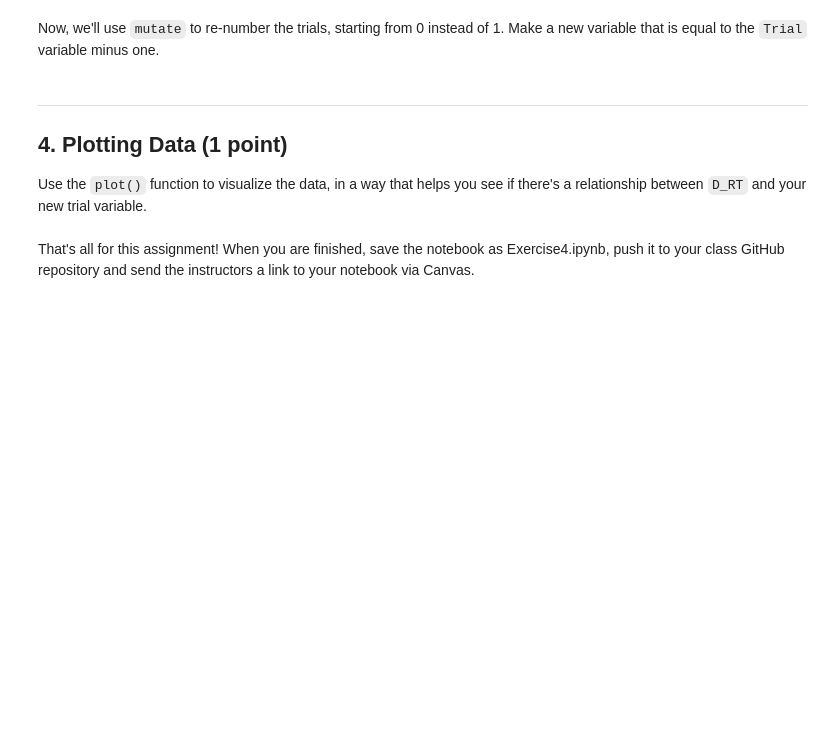
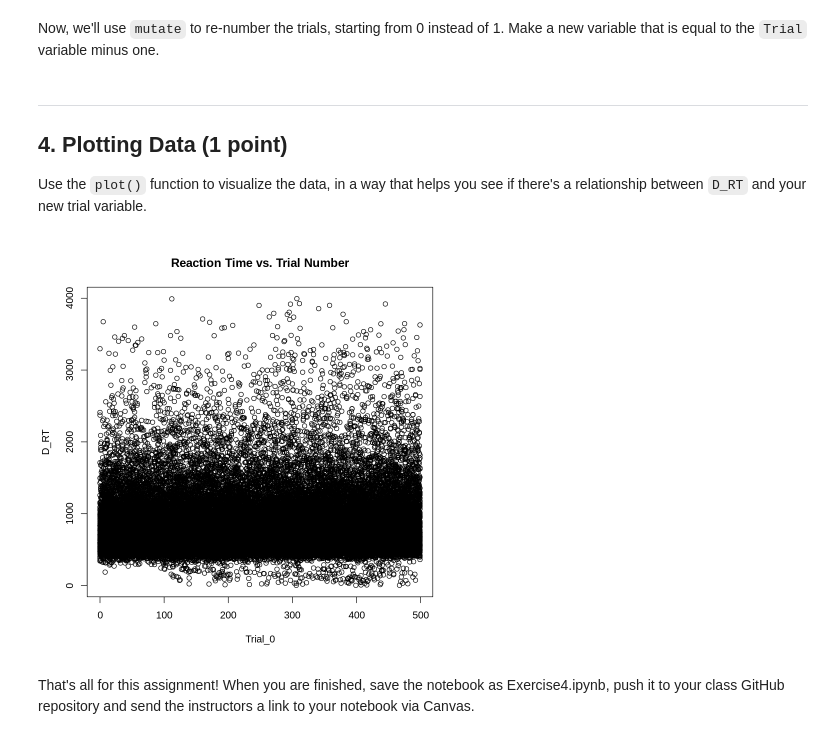
Before and after one commit to tinawanggg/Wang_DSPN_S26, a Jupyter notebook: ExerciseSubmissions/04_techniques-for-data-cleansing.ipynb, the cells around one changed output. Drawn from its saved outputs; the diff is of its cells as text; code cells hidden in the pictures; blank space fills up the shorter version.

```diff
--- a/ExerciseSubmissions/04_techniques-for-data-cleansing.ipynb
+++ b/ExerciseSubmissions/04_techniques-for-data-cleansing.ipynb
@@ -30,0 +27,3 @@ To: /content/LexicalData_toclean.csv
+# %%
+lexical_data <- read.csv("LexicalData_toclean.csv")
+head(lexical_data)
@@ -45,2 +52,12 @@ Write code that will copy the data to a new variable and make the above changes.
+# %%
+# INSERT CODE HERE
+library(tidyverse)
+lexical_data_clean <- lexical_data
+
+lexical_data_clean$D_RT <- as.numeric(gsub(",", "", lexical_data_clean$D_RT))
+lexical_data_clean <- lexical_data_clean %>%
+  filter(!is.na(D_RT))
+lexical_data_clean <- lexical_data_clean %>%
+  filter(D_RT > 0)
 # %% [markdown]
 For each of the three actions above, is it addressing a data anomaly (as described in the Müller reading)? If so, name the *type* of anomaly it's addressing.
@@ -62,6 +88,8 @@ First, let's get some useful summary **statistics** using `summarise`. Output a
 Now, we'll use `mutate` to re-number the trials, starting from 0 instead of 1. Make a new variable that is equal to the `Trial` variable minus one.
 # %%
 # INSERT CODE HERE
+lexical_data_clean <- lexical_data_clean %>%
+  mutate(Trial_0 = Trial - 1)
 # %% [markdown]
 ---
 ## 4. Plotting Data (1 point)
@@ -72,3 +98,14 @@ Use the `plot()` function to visualize the data, in a way that helps you see if
+# %%
+# INSERT CODE HERE
+plot(
+  x = lexical_data_clean$Trial_0,
+  y = lexical_data_clean$D_RT,
+  xlab = "Trial_0",
+  ylab = "D_RT",
+  main = "Reaction Time vs. Trial Number"
+)
+# %% [output]
+[figure, added]
 # %% [markdown]
 That's all for this assignment! When you are finished, save the notebook as Exercise4.ipynb, push it to your class GitHub repository and send the instructors a link to your notebook via Canvas.
 # %% [markdown]
```
Also changed, not shown: parts of 9 cells of this notebook.
